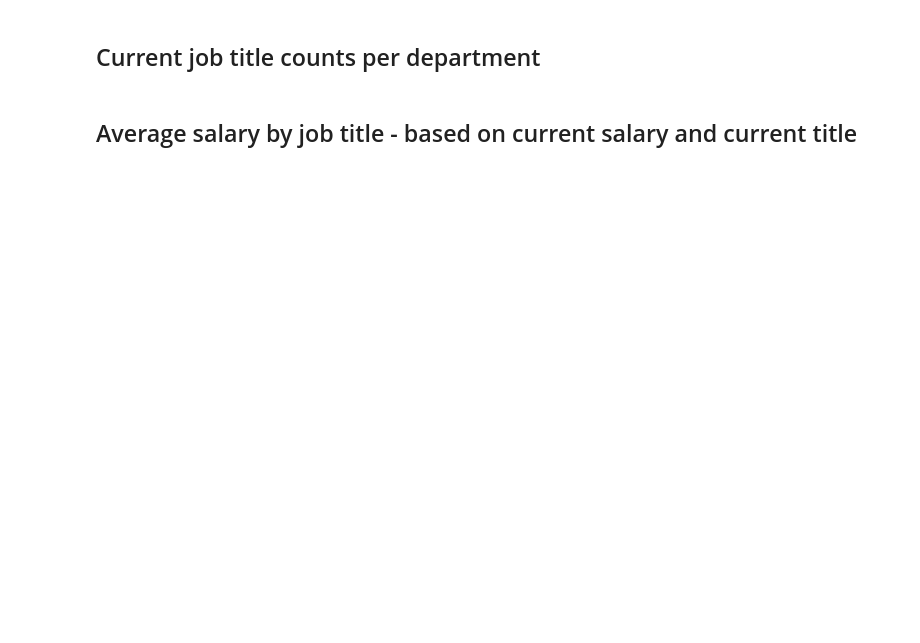
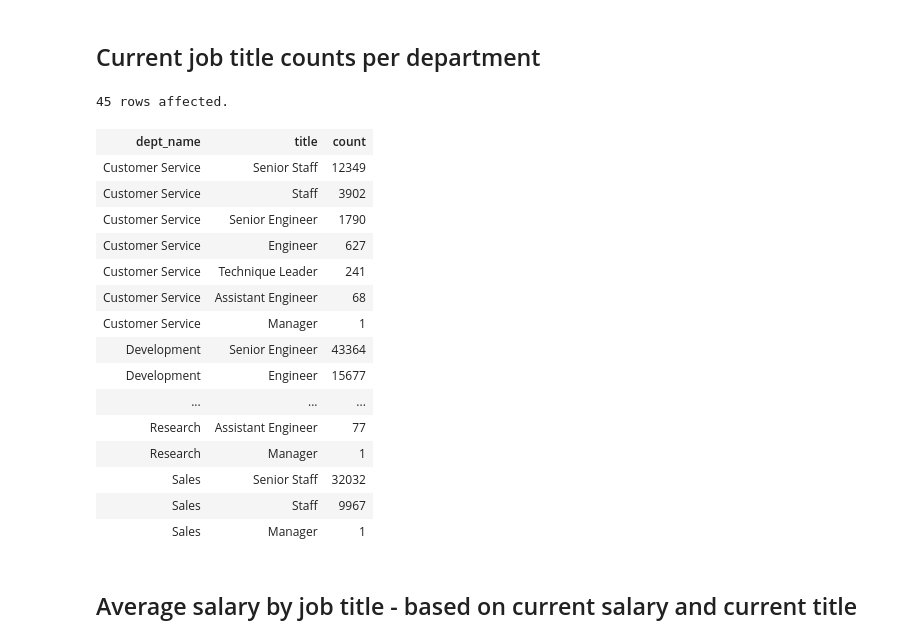
Before and after one commit to LutherCS/dmq-class-pub, a Jupyter notebook: Many2Many.ipynb, the cells around one changed output. Saved outputs shown, nothing was run; the diff lists cells and outputs as text; code cells hidden in the pictures; blank space fills up the shorter version.

```diff
--- a/Many2Many.ipynb
+++ b/Many2Many.ipynb
@@ -317,2 +344,28 @@ emp_no   dept_no  from_1  to_1 from_2 to_2 salary
+# %%
+%%sql
+
+select dept_name, title, count(*)
+from departments natural join dept_emp join titles on dept_emp.emp_no = titles.emp_no
+where now() < titles.to_date
+group by dept_name, title
+order by dept_name, count desc;
+# %% [output]
+45 rows affected.
+| dept_name | title | count |
+| Customer Service | Senior Staff | 12349 |
+| Customer Service | Staff | 3902 |
+| Customer Service | Senior Engineer | 1790 |
+| Customer Service | Engineer | 627 |
+| Customer Service | Technique Leader | 241 |
+| Customer Service | Assistant Engineer | 68 |
+| Customer Service | Manager | 1 |
+| Development | Senior Engineer | 43364 |
+| Development | Engineer | 15677 |
+| ... | ... | ... |
+| Research | Assistant Engineer | 77 |
+| Research | Manager | 1 |
+| Sales | Senior Staff | 32032 |
+| Sales | Staff | 9967 |
+| Sales | Manager | 1 |
 # %% [markdown]
 ## Average salary by job title  - based on current salary and current title
```
Also changed, not shown: parts of 13 cells of this notebook, 1 other file.
